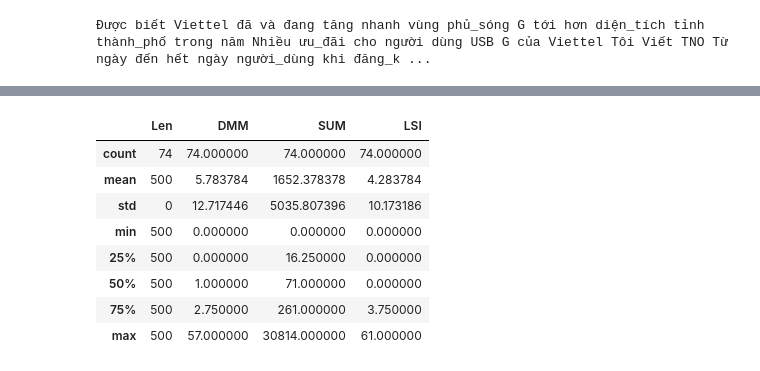
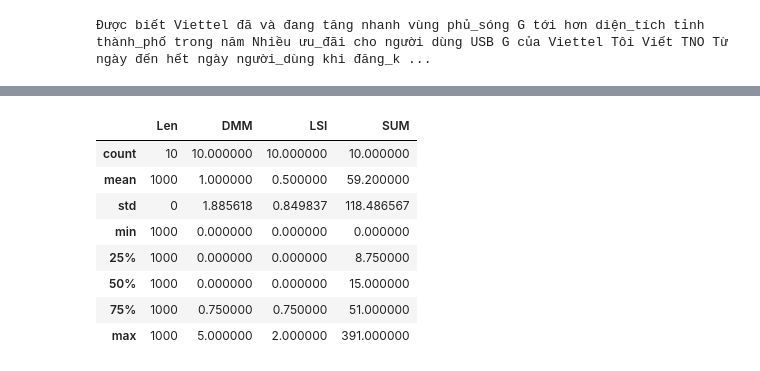
Before and after one commit to lampts/nlp, a Jupyter notebook: 180K_docsim_index_query_rerun_after_update_gensim_0.12.2.ipynb, the cells around one changed output, grey strips where cells are left out. Cells and saved outputs as stored; diff of their text form; code cells hidden in the pictures.

```diff
--- a/180K_docsim_index_query_rerun_after_update_gensim_0.12.2.ipynb
+++ b/180K_docsim_index_query_rerun_after_update_gensim_0.12.2.ipynb
@@ -326,0 +355,27 @@ print seen_seeds
+# %%
+d1 = 'SENT_vt_141747'
+d2 = 'SENT_vt_134548'
+
+idx = [141747, 134548]
+
+test_docs = []
+with codecs.open("/home/laampt/nlp/data/news/tok/vt.261K.casen.txt.10word.nodup.clean.nodup", encoding="utf-8", mode='r') as fin:
+    for i, line in enumerate(fin):
+        if i in idx:
+            test_docs.append(line)
+
+ls1 = test_docs[0]
+ls2 = test_docs[1]
+
+ls1_sim = get_lsi_index(lsi, dictionary, index_lsi, ls1, topn=20)
+ls2_sim = get_lsi_index(lsi, dictionary, index_lsi, ls2, topn=20)
+
+print "DISTANCE LSI vs DMM"
+print '-'* 80
+print 'Doc ', d1
+print ls1
+print 'Doc ', d2
+print ls2
+print '-' * 80
+print "DMM SIM ", dmm.docvecs.similarity(d1,d2)
+print "LSI SIM ", ls1_sim
@@ -356,7 +423,7 @@ for true_id, doc in test_docs:
     count += 1
 
     doc = doc.split()
-    slice_doc = doc[np.random.randint(len(doc)-12):][:500] # get random index from right 12 words, max 300 words
+    slice_doc = doc[np.random.randint(len(doc)-5):][:1000] # get random index from right 12 words, max 1000 words
     slice_docs.append(slice_doc)
     slice_inferred = dmm.infer_vector(slice_doc)
     slice_noinferred = get_vec(dmm, ' '.join(slice_doc))
@@ -385,6 +452,6 @@ for true_id, doc in test_docs:
 [*] PROGRESS at:  800
 [*] PROGRESS at:  900
 # %%
-with codecs.open("/home/laampt/nlp/data/news/tok/vt.random_1Kdocs_500words.nodup", encoding="utf-8", mode='w') as fout:
+with codecs.open("/home/laampt/nlp/data/news/tok/vt.random_1Kdocs_1Kwords.nodup", encoding="utf-8", mode='w') as fout:
     for doc in slice_docs:
         fout.write(' '.join(doc) + '\n')
@@ -577,0 +651,3 @@ df.to_json("/home/laampt/nlp/data/news/vt_1Kdocs_random_pd.json")
+# %%
+df = df[['Doc', 'Len', 'DMM', 'LSI', 'SUM']]
+df.head()
@@ -583,12 +705,12 @@ df.Len.hist()
 # %%
-df[df.Len == df.Len.max()].describe()
+df[df.Len >= df.Len.max()].describe()
 # %% [output]
-|  | Len | DMM | SUM | LSI |
-| count | 74 | 74.000000 | 74.000000 | 74.000000 |
-| mean | 500 | 5.783784 | 1652.378378 | 4.283784 |
-| std | 0 | 12.717446 | 5035.807396 | 10.173186 |
-| min | 500 | 0.000000 | 0.000000 | 0.000000 |
-| 25% | 500 | 0.000000 | 16.250000 | 0.000000 |
-| 50% | 500 | 1.000000 | 71.000000 | 0.000000 |
-| 75% | 500 | 2.750000 | 261.000000 | 3.750000 |
-| max | 500 | 57.000000 | 30814.000000 | 61.000000 |
+|  | Len | DMM | LSI | SUM |
+| count | 10 | 10.000000 | 10.000000 | 10.000000 |
+| mean | 1000 | 1.000000 | 0.500000 | 59.200000 |
+| std | 0 | 1.885618 | 0.849837 | 118.486567 |
+| min | 1000 | 0.000000 | 0.000000 | 0.000000 |
+| 25% | 1000 | 0.000000 | 0.000000 | 8.750000 |
+| 50% | 1000 | 0.000000 | 0.000000 | 15.000000 |
+| 75% | 1000 | 0.750000 | 0.750000 | 51.000000 |
+| max | 1000 | 5.000000 | 2.000000 | 391.000000 |
```
Also changed, not shown: parts of 38 cells of this notebook.
